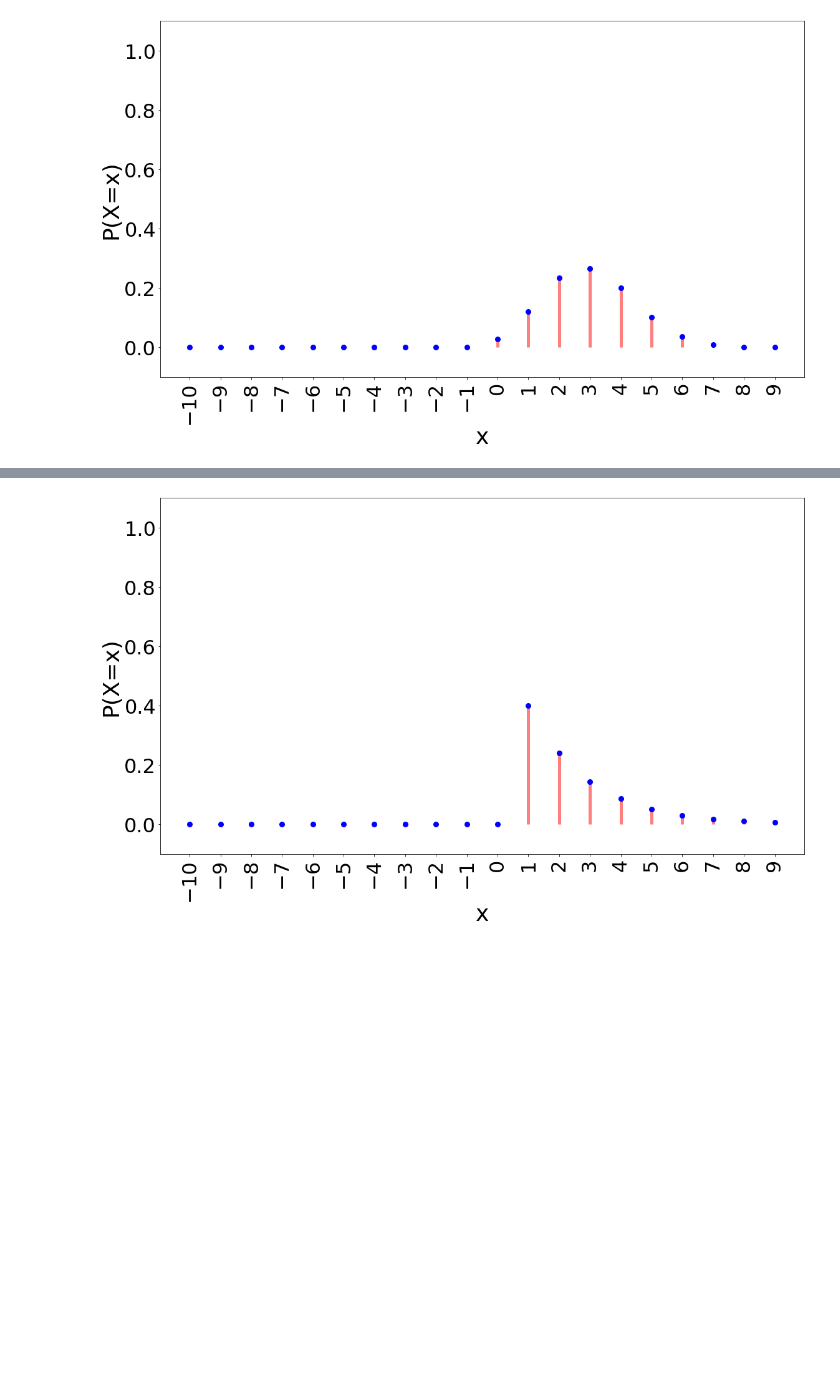
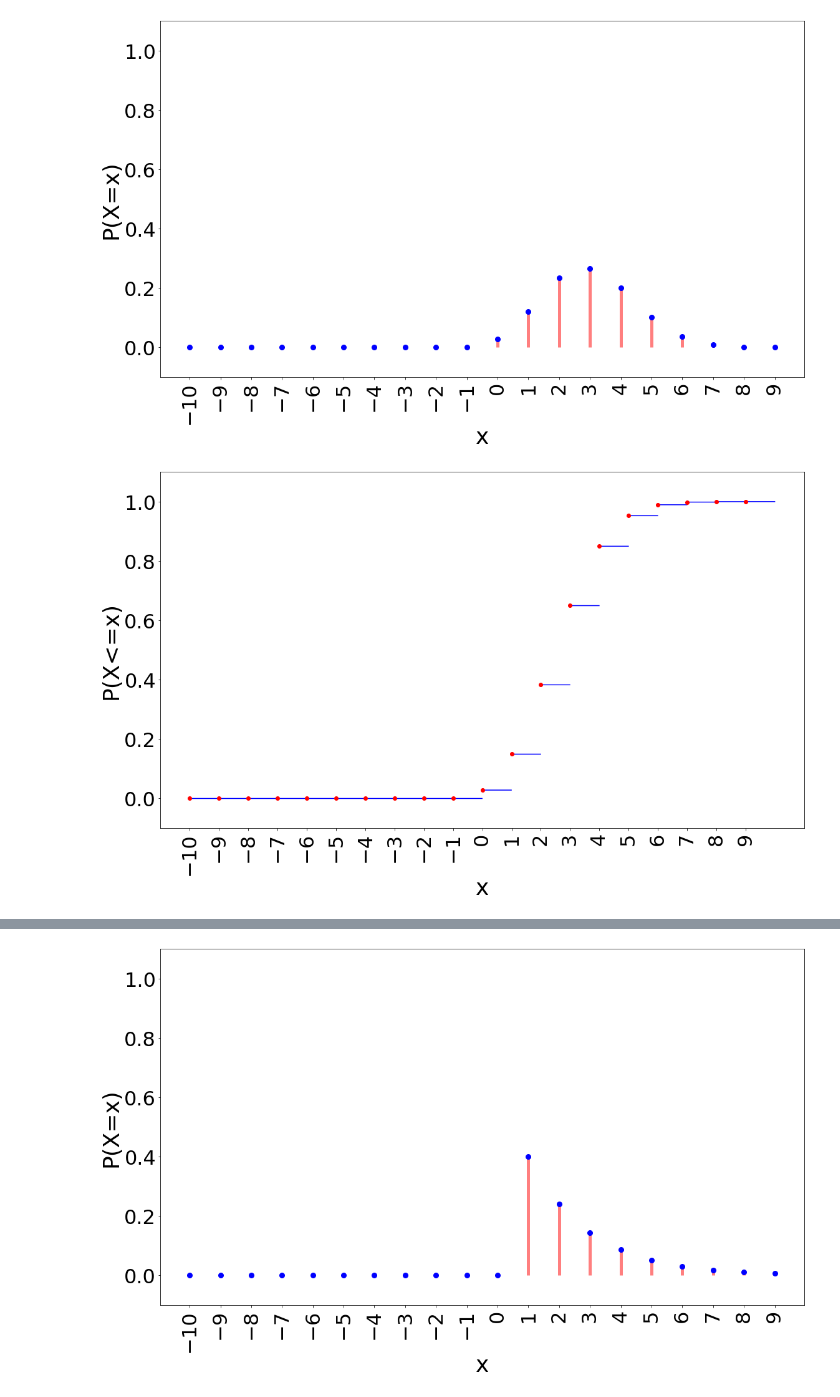
Before and after one commit to RoozbehSanaei/Statistics, a Jupyter notebook: Prob_Dist_Python.ipynb, the cells around one changed output, grey strips where cells are left out. Drawn from its saved outputs; the diff is of its cells as text; code cells hidden in the pictures; blank space fills up the shorter version.

```diff
--- a/Prob_Dist_Python.ipynb
+++ b/Prob_Dist_Python.ipynb
@@ -70,3 +104,10 @@ plot_pmf(f,(-10,10))
 plt.show()
 # %% [output]
 [figure]
+# %%
+def f(x): return binom.cdf(x,10,0.3)
+
+plot_cdf(f,(-10,10))
+plt.show()
+# %% [output]
+[figure, added]
```
Also changed, not shown: parts of 6 cells of this notebook.
